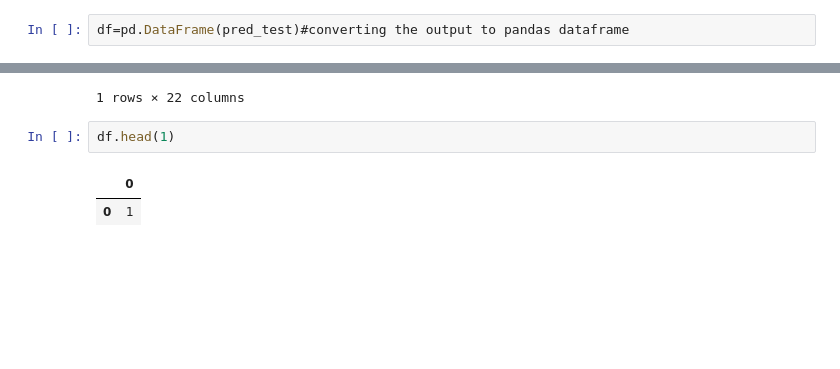
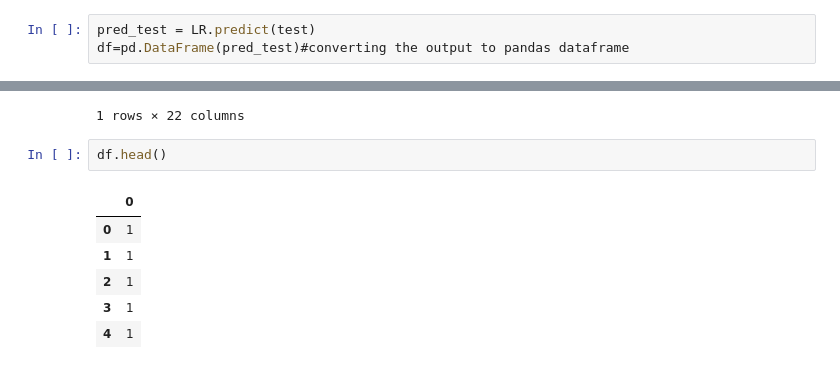
Before and after one commit to vishalML/Loan-Approval-Prediction, a Jupyter notebook: Loan approval prediction/loanprediction.ipynb, the cells around one changed output, grey strips where cells are left out. Drawn from its saved outputs; the diff is of its cells as text; blank space fills up the shorter version.

```diff
--- a/Loan approval prediction/loanprediction.ipynb
+++ b/Loan approval prediction/loanprediction.ipynb
@@ -562,6 +566,7 @@ accuracy_score(y_cv,pred_cv)
 # %%
 pred_test = LR.predict(test)
 # %%
+pred_test = LR.predict(test)
 df=pd.DataFrame(pred_test)#converting the output to pandas dataframe
 # %%
 test.head(1)
@@ -570,7 +575,11 @@ test.head(1)
 | 0 | 0.0 | 6756.756757 | 0 | 33.783784 | 60.0 | 1.0 | ... |
 1 rows × 22 columns
 # %%
-df.head(1)
+df.head()
 # %% [output]
 |  | 0 |
 | 0 | 1 |
+| 1 | 1 |
+| 2 | 1 |
+| 3 | 1 |
+| 4 | 1 |
```
Also changed, not shown: parts of 4 cells of this notebook.
